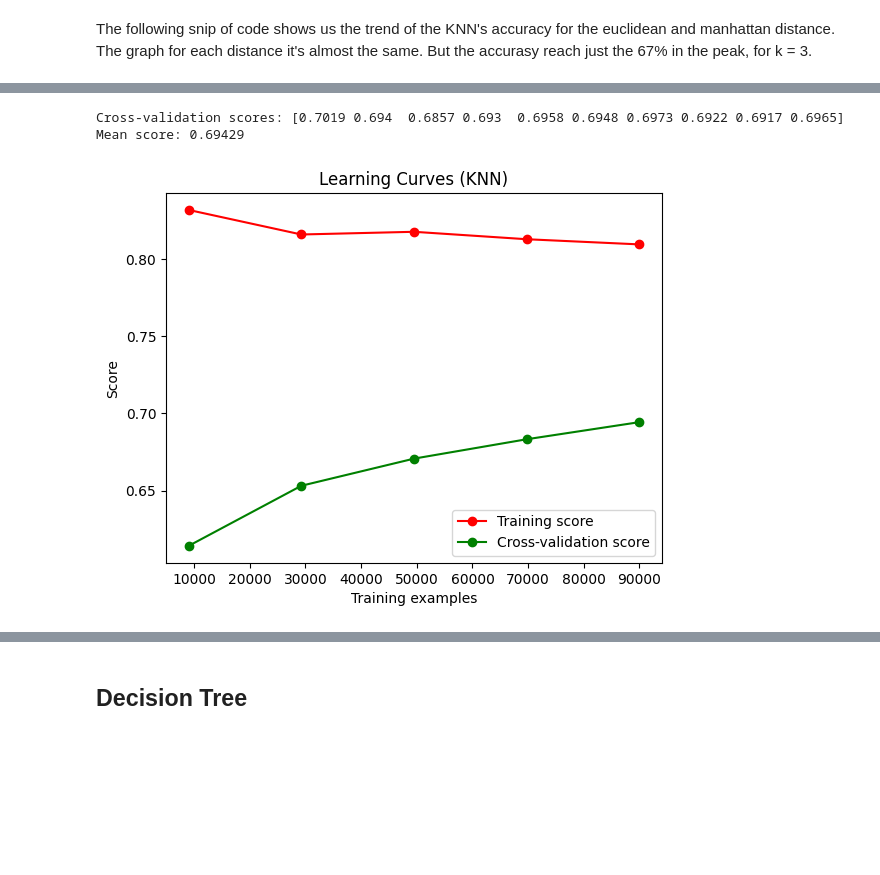
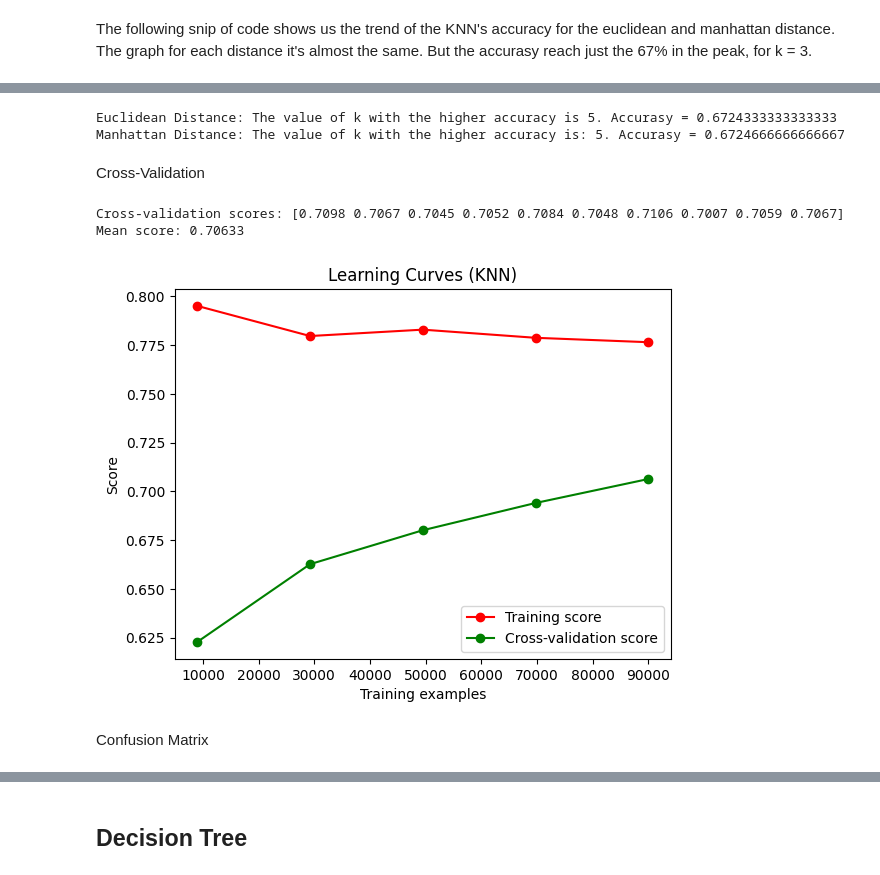
Before and after one commit to gabrielemarino-gm/StellarClassificator, a Jupyter notebook: project.ipynb, the cells around one changed output, grey strips where cells are left out. Saved outputs shown, nothing was run; the diff lists cells and outputs as text; code cells hidden in the pictures; blank space fills up the shorter version.

Commit message:
Add some metrics

```diff
--- a/project.ipynb
+++ b/project.ipynb
@@ -104,6 +104,8 @@ for att in dfStars.drop(['objid','ra','run','rerun','camcol','field','fiberid',
     plt.show()
 dfStars.drop(['last'], axis=1, inplace=True)
 # %%
+dfStars['last'] = 0
 for att in dfStars.drop(['objid', 'ra', 'run','rerun','camcol','field','fiberid', 'class'], axis = 1).columns[:-1]:
     sns.boxplot(x='class', y=att, data=dfStars)
     plt.show()
+dfStars.drop(['last'], axis=1, inplace=True)
@@ -199,17 +230,17 @@ X_train.drop(['objid', 'ra', 'run','rerun','camcol','field','fiberid'], axis = 1
 from sklearn.model_selection import GridSearchCV
 from sklearn.neighbors import LocalOutlierFactor
 
-# definisci la lista di valori da provare per n_neighbors e contamination
-param_grid = {'n_neighbors': [1, 5, 10, 15, 20], 'contamination': [0.1, 0.2, 0.3, 0.01, 0.02, 0.05, 'auto']}
+# Define the list of values to try for n_neighbors and contamination
+param_grid = {'n_neighbors': [1, 2, 3, 4, 5, 6, 7, 8, 9, 10, 15, 20], 'contamination': [0.1, 0.2, 0.3, 0.4, 0.01, 0.02, 0.03, 0.04, 0.05, 'auto']}
 
-# crea l'oggetto LocalOutlierFactor
+# Creates the LocalOutlierFactor object
 lof = LocalOutlierFactor(novelty=True)
 
-# crea l'oggetto GridSearchCV
+# creates the GridSearchCV object
 grid_search = GridSearchCV(lof, param_grid, cv=10, scoring='accuracy')
 
-# estrai le feature dal DataFrame
-X = X_train[['u', 'g', 'r', 'i', 'z', 'redshift', 'plate']] # type: ignore
+# Extract the features from the DataFrame
+XX = X_train[['u', 'g', 'r', 'i', 'z', 'specobjid', 'redshift', 'plate', 'mjd']] # type: ignore
 
-grid_search.fit(X, y_train)
+grid_search.fit(XX, y_train)
 print("The best parameters for Galaxy are:", grid_search.best_params_)
@@ -238,22 +255,22 @@ from sklearn.model_selection import GridSearchCV
 df_merged = pd.concat([X_train, y_train], axis=1) # type: ignore
 print(df_merged.shape)
 
-# crea l'oggetto LocalOutlierFactor
-lof = LocalOutlierFactor(n_neighbors=10, contamination=0.01)
+# Creates the LocalOutlierFactor object with n_neighbors and contamination parameters
+lof = LocalOutlierFactor(n_neighbors=1, contamination=0.01) # type: ignore
 
-# seleziona il DataFrame per la classe GALAXY
-# estrai le feature dal DataFrame
-# ottieni gli outlier con il metodo fit_predict
+# Select the DataFrame for the GALAXY class
+# Extract the features from the DataFrame
+# Get the outliers with the fit_predict method
 df_galaxy = df_merged[df_merged['class'] == 0]
-XX = df_galaxy[['u', 'g', 'r', 'i', 'z', 'redshift', 'plate']]
+XX = df_galaxy[['u', 'g', 'r', 'i', 'z', 'specobjid', 'redshift', 'plate', 'mjd']]
 outliers_galaxy = lof.fit_predict(XX)
 
 df_star = df_merged[df_merged['class'] == 1]
-XX = df_star[['u', 'g', 'r', 'i', 'z', 'redshift', 'plate']]
+XX = df_star[['u', 'g', 'r', 'i', 'z', 'specobjid', 'redshift', 'plate', 'mjd']]
 outliers_star = lof.fit_predict(XX)
 
 df_qso = df_merged[df_merged['class'] == 2]
-XX = df_qso[['u', 'g', 'r', 'i', 'z', 'redshift', 'plate']]
+XX = df_qso[['u', 'g', 'r', 'i', 'z', 'specobjid', 'redshift', 'plate', 'mjd']]
 outliers_qso = lof.fit_predict(XX)
 
 df_filtered_galaxy = df_galaxy[outliers_galaxy == 1]
@@ -364,37 +424,41 @@ for i in range(k_neighbors):
     accuracy_md.append(accuracy_total[i][1])
 
 max_index = max(enumerate(accuracy_ed), key=lambda x: x[1])[0]
-print(f"Euclidean Distance: The value of k with the higher accuracy is {max_index}. Accurasy = {accuracy_ed[max_index]}")
+print(f"Euclidean Distance: The value of k with the higher accuracy is {max_index}. Accuracy = {accuracy_ed[max_index]}")
 
 max_index = max(enumerate(accuracy_md), key=lambda x: x[1])[0]
-print(f"Manhattan Distance: The value of k with the higher accuracy is: {max_index}. Accurasy = {accuracy_md[max_index]}")
+print(f"Manhattan Distance: The value of k with the higher accuracy is: {max_index}. Accuracy = {accuracy_md[max_index]}")
 
 accuracyKNN = accuracy_md[max_index]
+# %% [output]
+Euclidean Distance: The value of k with the higher accuracy is 5. Accurasy = 0.6724333333333333
+Manhattan Distance: The value of k with the higher accuracy is: 5. Accurasy = 0.6724666666666667
+# %% [markdown]
+Cross-Validation
 # %%
-knn = KNeighborsClassifier(n_neighbors=3, metric='manhattan')
+knn = KNeighborsClassifier(n_neighbors=5, metric='manhattan')
 knn.fit(X_train_class, y_train_class)
 y_predKNN = knn.predict(X_test_drop)
 
-# Utilizza la cross-validation per valutare l'accuratezza del modello
+# Use cross-validation to evaluate model accuracy
 skf = StratifiedKFold(10, shuffle = True, random_state = 21)
 scores = cross_val_score(knn, X, y, cv=skf)
 
-# Stampa i risultati della cross-validation
 print(f"Cross-validation scores: {scores}")
 print(f"Mean score: { scores.mean()}")
 
-# Disegna la curva di apprendimento del modello
+# Draw the learning curve of the model
 train_sizes, train_scores, test_scores = learning_curve(knn, X, y, cv=skf) # type: ignore
 
 plt.plot(train_sizes, train_scores.mean(axis=1), 'o-', color='r', label="Training score")
 plt.plot(train_sizes, test_scores.mean(axis=1), 'o-', color='g', label="Cross-validation score")
 
 plt.title("Learning Curves (KNN)")
 plt.xlabel("Training examples")
 plt.ylabel("Score")
 plt.legend(loc="best")
 plt.show()
 # %% [output]
-Cross-validation scores: [0.7019 0.694  0.6857 0.693  0.6958 0.6948 0.6973 0.6922 0.6917 0.6965]
-Mean score: 0.69429
+Cross-validation scores: [0.7098 0.7067 0.7045 0.7052 0.7084 0.7048 0.7106 0.7007 0.7059 0.7067]
+Mean score: 0.70633
-[figure, old version]
+[figure, new version]
@@ -427,0 +465,2 @@ print("La media dei punteggi di validazione è:", mean_score)
+# %% [markdown]
+Confusion Matrix
```
Also changed, not shown: parts of 44 cells of this notebook, 2 other files.
